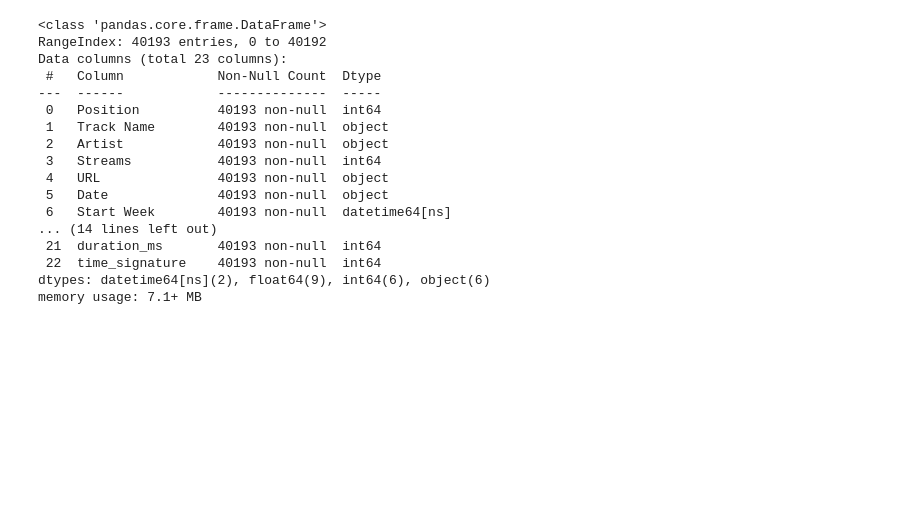
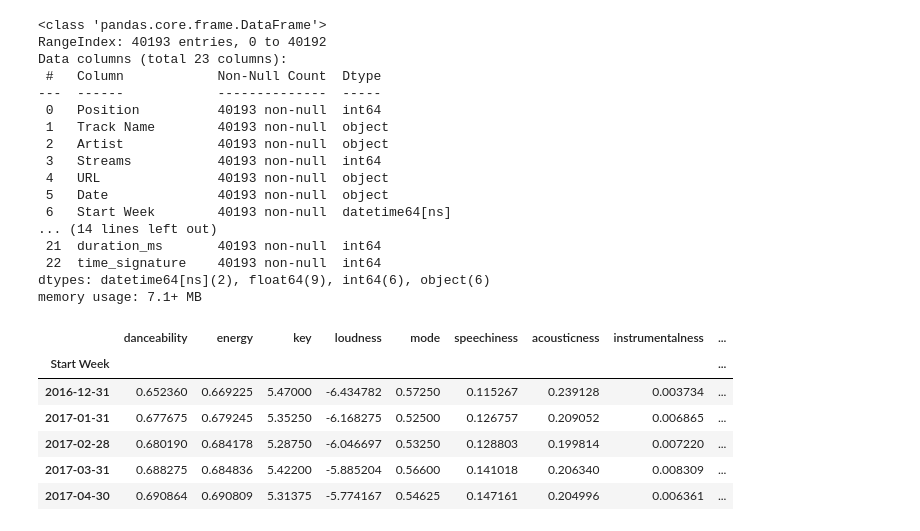
Before and after one commit to ystouthart/covid-19-nl-dashboard, a Jupyter notebook: src/ChangingMusicPreferences.ipynb, the cells around one changed output. Cells and saved outputs as stored; diff of their text form; code cells hidden in the pictures; blank space fills up the shorter version.

```diff
--- a/src/ChangingMusicPreferences.ipynb
+++ b/src/ChangingMusicPreferences.ipynb
@@ -249,3 +246,23 @@ Data columns (total 23 columns):
  22  time_signature    40193 non-null  int64
 dtypes: datetime64[ns](2), float64(9), int64(6), object(6)
 memory usage: 7.1+ MB
+# %%
+avg_month = df[['Start Week', 'danceability', 'energy', 'key',
+ 'loudness', 'mode', 'speechiness', 'acousticness',
+ 'instrumentalness', 'liveness', 'valence', 'tempo',
+ 'duration_ms']].groupby(pd.Grouper(key="Start Week", freq='M')).mean()
+
+avg_month["Y"] = avg_month.index.year
+avg_month["M"] = avg_month.index.month
+avg_month["D"] = avg_month.index.day
+avg_month["YMD"] = avg_month.index.date
+
+avg_month.head()
+# %% [output]
+|  | danceability | energy | key | loudness | mode | speechiness | acousticness | instrumentalness | ... |
+| Start Week |  |  |  |  |  |  |  |  | ... |
+| 2016-12-31 | 0.652360 | 0.669225 | 5.47000 | -6.434782 | 0.57250 | 0.115267 | 0.239128 | 0.003734 | ... |
+| 2017-01-31 | 0.677675 | 0.679245 | 5.35250 | -6.168275 | 0.52500 | 0.126757 | 0.209052 | 0.006865 | ... |
+| 2017-02-28 | 0.680190 | 0.684178 | 5.28750 | -6.046697 | 0.53250 | 0.128803 | 0.199814 | 0.007220 | ... |
+| 2017-03-31 | 0.688275 | 0.684836 | 5.42200 | -5.885204 | 0.56600 | 0.141018 | 0.206340 | 0.008309 | ... |
+| 2017-04-30 | 0.690864 | 0.690809 | 5.31375 | -5.774167 | 0.54625 | 0.147161 | 0.204996 | 0.006361 | ... |
```
Also changed, not shown: parts of 12 cells of this notebook.
